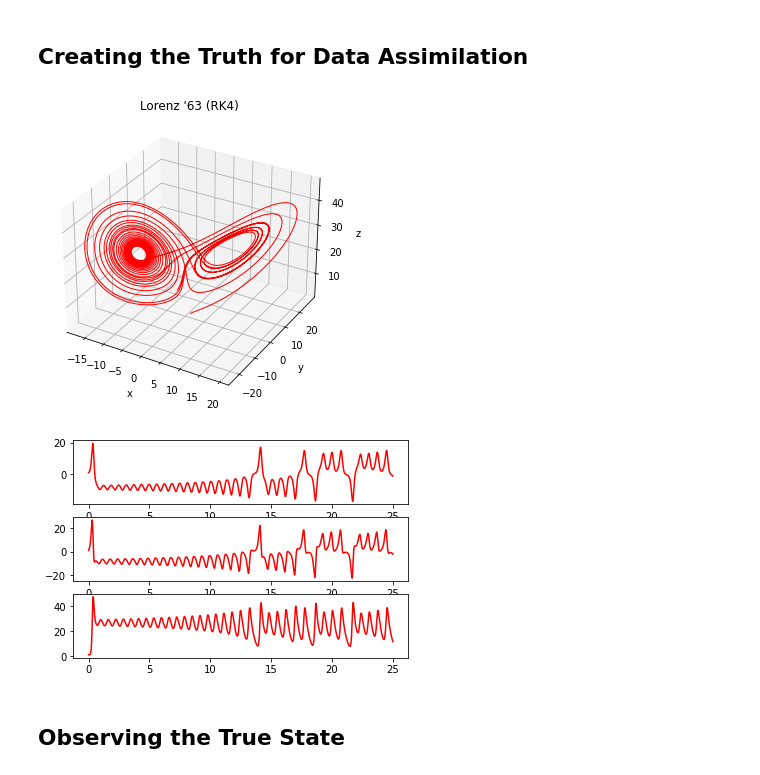
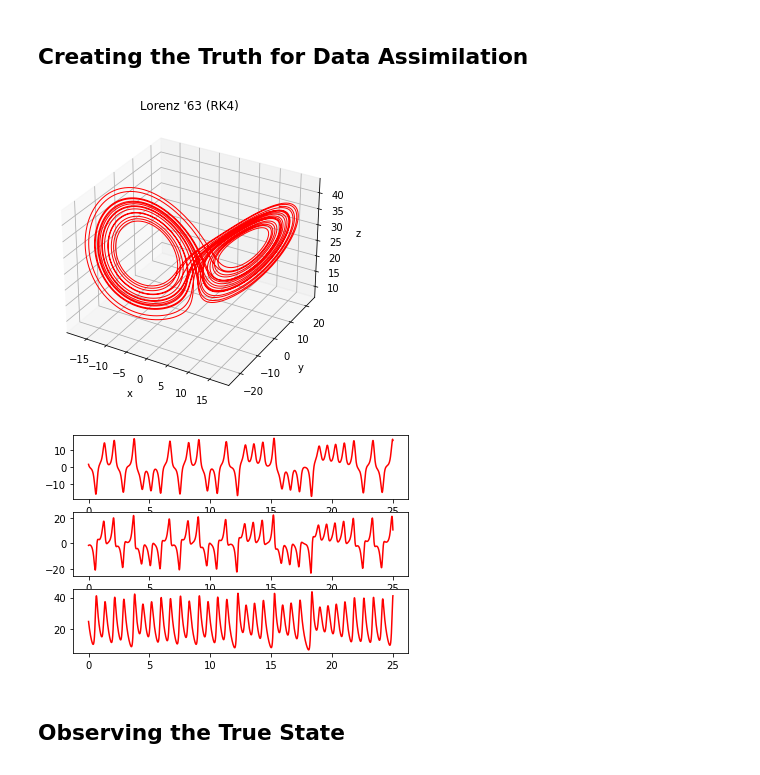
Before and after one commit to FlorianBeiser/Lorenz63, a Jupyter notebook: assimilation.ipynb, the cells around one changed output. Cells and saved outputs as stored; diff of their text form; code cells hidden in the pictures.

Commit message:
assimilation.ipynb new initial data

```diff
--- a/assimilation.ipynb
+++ b/assimilation.ipynb
@@ -23,19 +23,19 @@ np.random.seed(0)
 # %%
 #import lorenz63
 #importlib.reload(lorenz63)
 
 lorenz63_params_model  = { "p" : 10.0, "r" : 28.0, "b" : 8.0/3.0 }
 lorenz63_params_num    = { "tmax" : 25.0, "dt" : 1e-3 }
-lorenz63_initial_state = [1,1,1]
+lorenz63_initial_state = [1.5,-1.5,25]
 
 lorenz63 = lorenz63.lorenz63( **lorenz63_params_model, **lorenz63_params_num )
 lorenz63.setInitialState( lorenz63_initial_state )
 lorenz63.simulate()
 lorenz63.plot3D()
 lorenz63.plot()
 # %% [output]
-[figure, old version]
+[figure, new version]
-[figure, old version]
+[figure, new version]
 # %% [markdown]
 ## Observing the True State
 # %%
```
Also changed, not shown: parts of 4 cells of this notebook.
